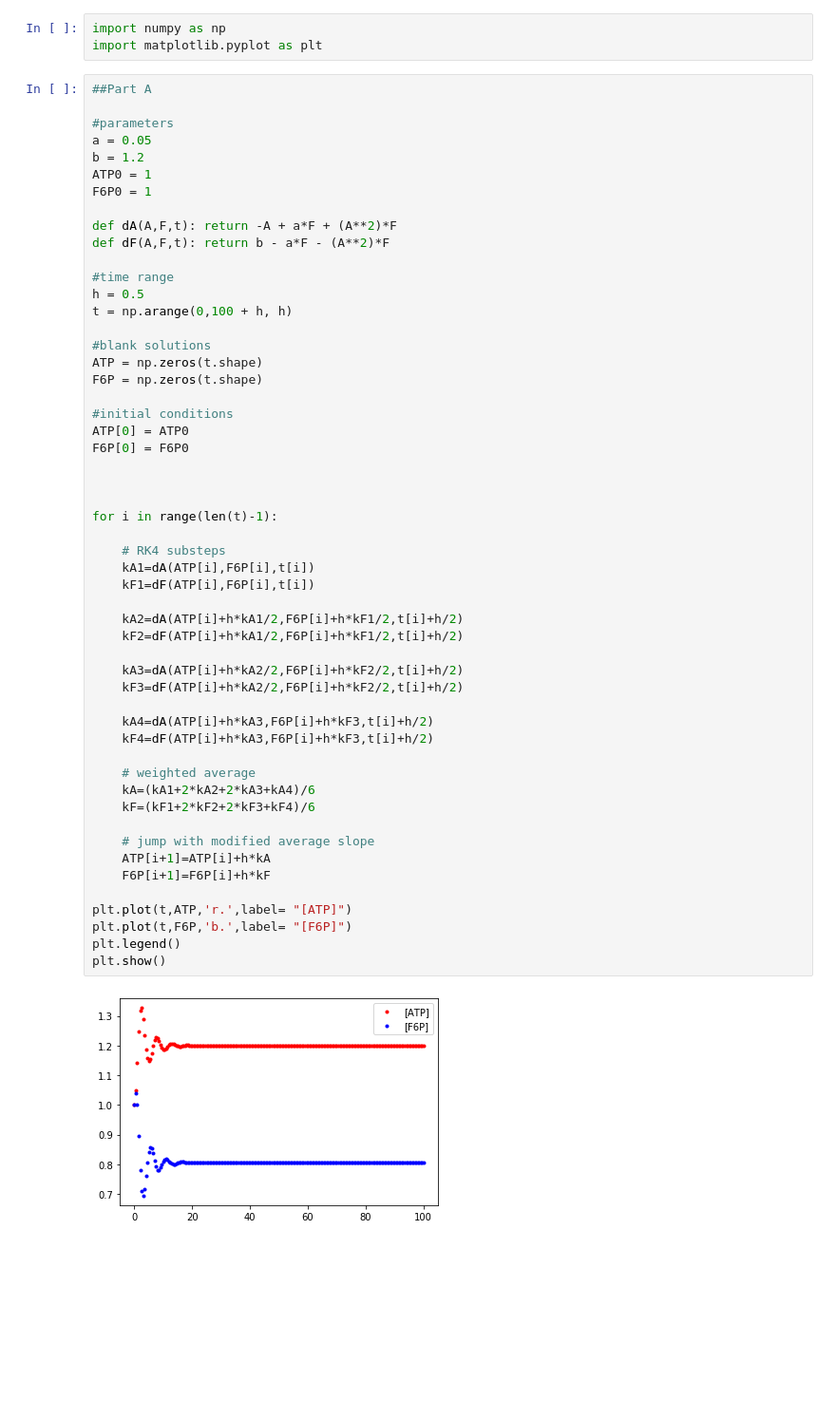
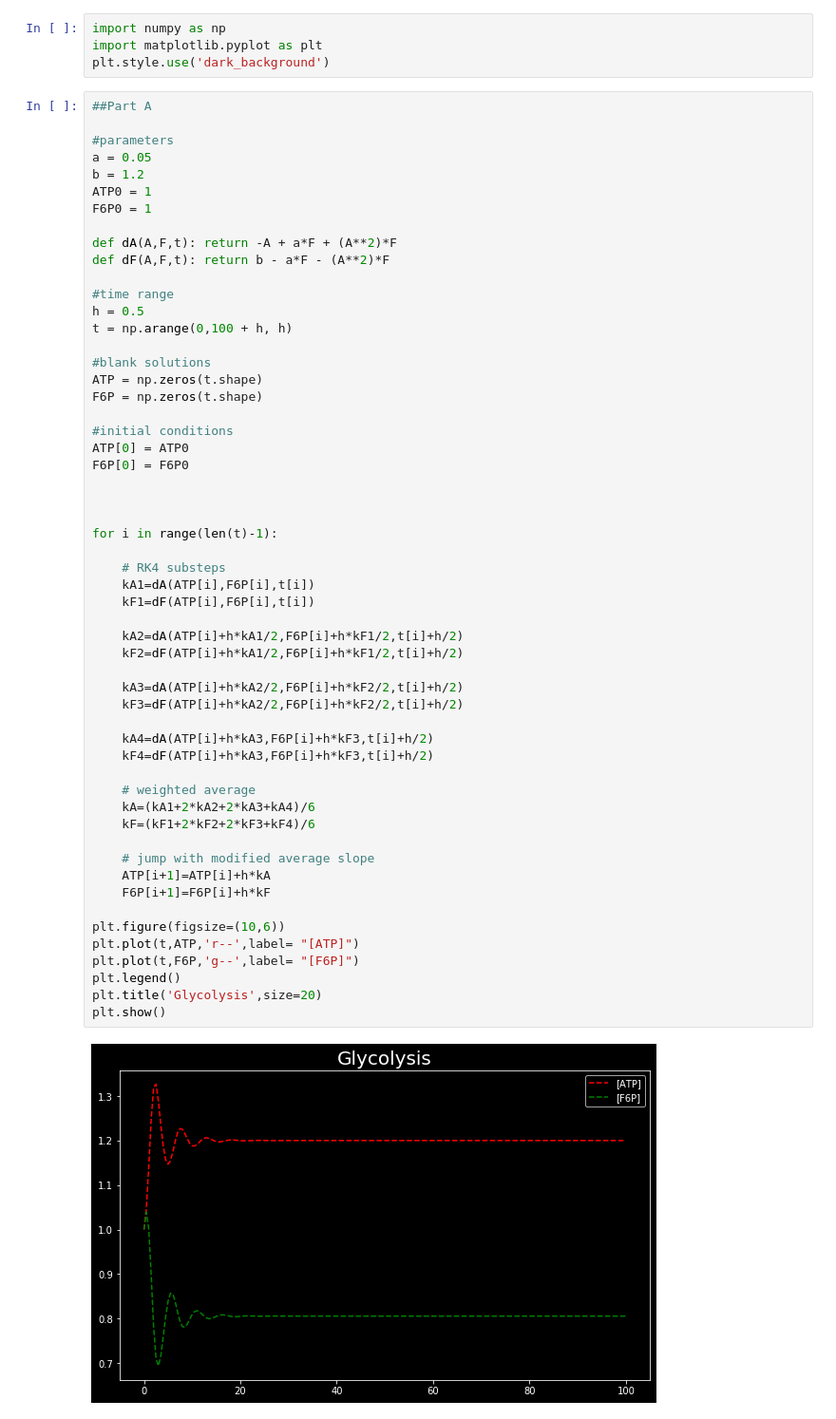
Before and after one commit to TSMUCDMSE/ECH60-Project-3, a Jupyter notebook: Project3.ipynb, the cells around one changed output. Shown at 95% size. Saved outputs shown, nothing was run; the diff lists cells and outputs as text; blank space fills up the shorter version.

```diff
--- a/Project3.ipynb
+++ b/Project3.ipynb
@@ -1,6 +1,7 @@
 # %%
 import numpy as np
 import matplotlib.pyplot as plt
+plt.style.use('dark_background')
 # %%
 ##Part A
 
@@ -26,36 +27,38 @@ ATP[0] = ATP0
 F6P[0] = F6P0
 
 
 
 for i in range(len(t)-1):
 
     # RK4 substeps
     kA1=dA(ATP[i],F6P[i],t[i])
     kF1=dF(ATP[i],F6P[i],t[i])
 
     kA2=dA(ATP[i]+h*kA1/2,F6P[i]+h*kF1/2,t[i]+h/2)
     kF2=dF(ATP[i]+h*kA1/2,F6P[i]+h*kF1/2,t[i]+h/2)
 
     kA3=dA(ATP[i]+h*kA2/2,F6P[i]+h*kF2/2,t[i]+h/2)
     kF3=dF(ATP[i]+h*kA2/2,F6P[i]+h*kF2/2,t[i]+h/2)
 
     kA4=dA(ATP[i]+h*kA3,F6P[i]+h*kF3,t[i]+h/2)
     kF4=dF(ATP[i]+h*kA3,F6P[i]+h*kF3,t[i]+h/2)
 
     # weighted average
     kA=(kA1+2*kA2+2*kA3+kA4)/6
     kF=(kF1+2*kF2+2*kF3+kF4)/6
 
     # jump with modified average slope
     ATP[i+1]=ATP[i]+h*kA
     F6P[i+1]=F6P[i]+h*kF
 
-plt.plot(t,ATP,'r.',label= "[ATP]")
-plt.plot(t,F6P,'b.',label= "[F6P]")
+plt.figure(figsize=(10,6))
+plt.plot(t,ATP,'r--',label= "[ATP]")
+plt.plot(t,F6P,'g--',label= "[F6P]")
 plt.legend()
+plt.title('Glycolysis',size=20)
 plt.show()
 # %% [output]
-[figure, old version]
+[figure, new version]
 # %%
 ##Part B
 
```
Also changed, not shown: parts of 1 cell of this notebook.
